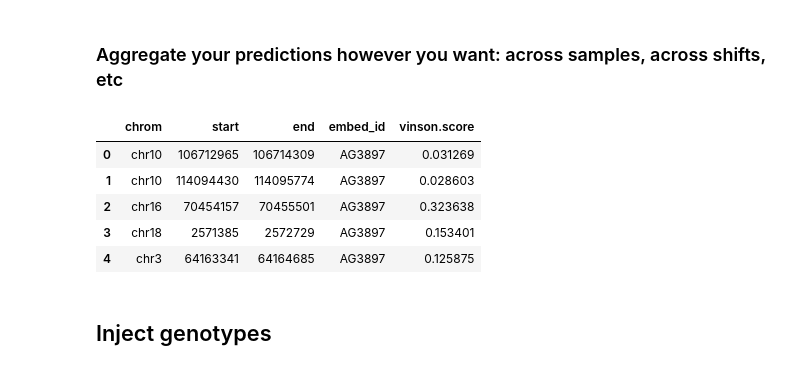
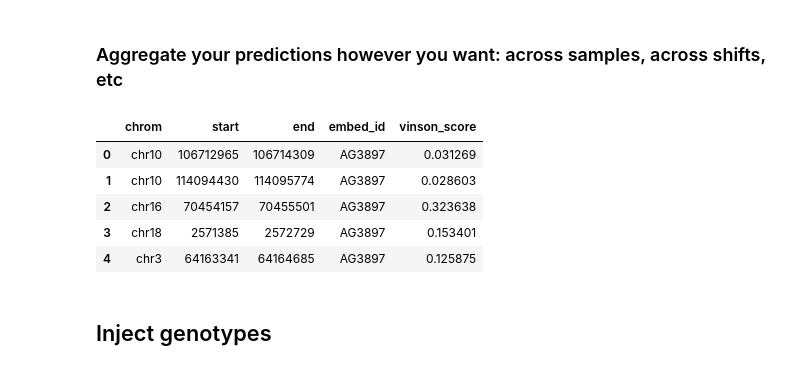
Before and after one commit to vierstralab/vinson, a Jupyter notebook: tutorials/2.Predict_density.ipynb, the cells around one changed output. Saved outputs shown, nothing was run; the diff lists cells and outputs as text; code cells hidden in the pictures.

```diff
--- a/tutorials/2.Predict_density.ipynb
+++ b/tutorials/2.Predict_density.ipynb
@@ -274,10 +275,10 @@ embed_df = embed_df.loc[selected_samples]
 shifts = [-10, 0, 10] ## select shifts for test time augmentation
 
 ## establish config for inference
-dataset_kwargs = InferenceDatasetConfig(embed_df=embed_df,
-                                        bed_df=bed_df,
-                                        shifts=shifts,
-                                        fasta_file=fasta_file)
+loaded_data = CartesianVinsonData.from_df(coords_df=bed_df,
+                                             embeddings_df=embed_df,
+                                             shifts=shifts,
+                                             fasta_file=fasta_file)
 ## prepare kwargs for dataloader
 dataloader_kwargs = dict(batch_size=256,
                     num_workers=2,
@@ -313,7 +314,7 @@ Your predictions' shape: (24, 528)
 ### Predict densities of a multitude of sequences
 # %%
 ## use full model
-meta_out, preds = score_bed_with_dhs_model(inference_dataclass=dataset_kwargs,
+meta_out, preds = score_bed_with_dhs_model(loaded_data=loaded_data,
                                            model=model,
                                            dataloader_kwargs=dataloader_kwargs,
                                            device=device)
@@ -334,15 +335,15 @@ Raw output table might be very large for large range of shifts and multidute of
 ### Aggregate your predictions however you want: across samples, across shifts, etc
 # %%
 ## here we use geom mean to aggregate only across shifted sequences
-meta_out['vinson.score'] = np.log(preds)
+meta_out['vinson_score'] = np.log(preds)
 aggr_df = meta_out.groupby(['chrom', 'start', 'end','embed_id' ], observed=True ).agg(
-    {'vinson.score':'mean'}
+    {'vinson_score':'mean'}
 ).reset_index()
-aggr_df['vinson.score'] = np.exp(aggr_df['vinson.score'])
+aggr_df['vinson_score'] = np.exp(aggr_df['vinson_score'])
 
 aggr_df.head()
 # %% [output]
-|  | chrom | start | end | embed_id | vinson.score |
+|  | chrom | start | end | embed_id | vinson_score |
 | 0 | chr10 | 106712965 | 106714309 | AG3897 | 0.031269 |
 | 1 | chr10 | 114094430 | 114095774 | AG3897 | 0.028603 |
 | 2 | chr16 | 70454157 | 70455501 | AG3897 | 0.323638 |
```
Also changed, not shown: parts of 6 cells of this notebook, 7 other files.
